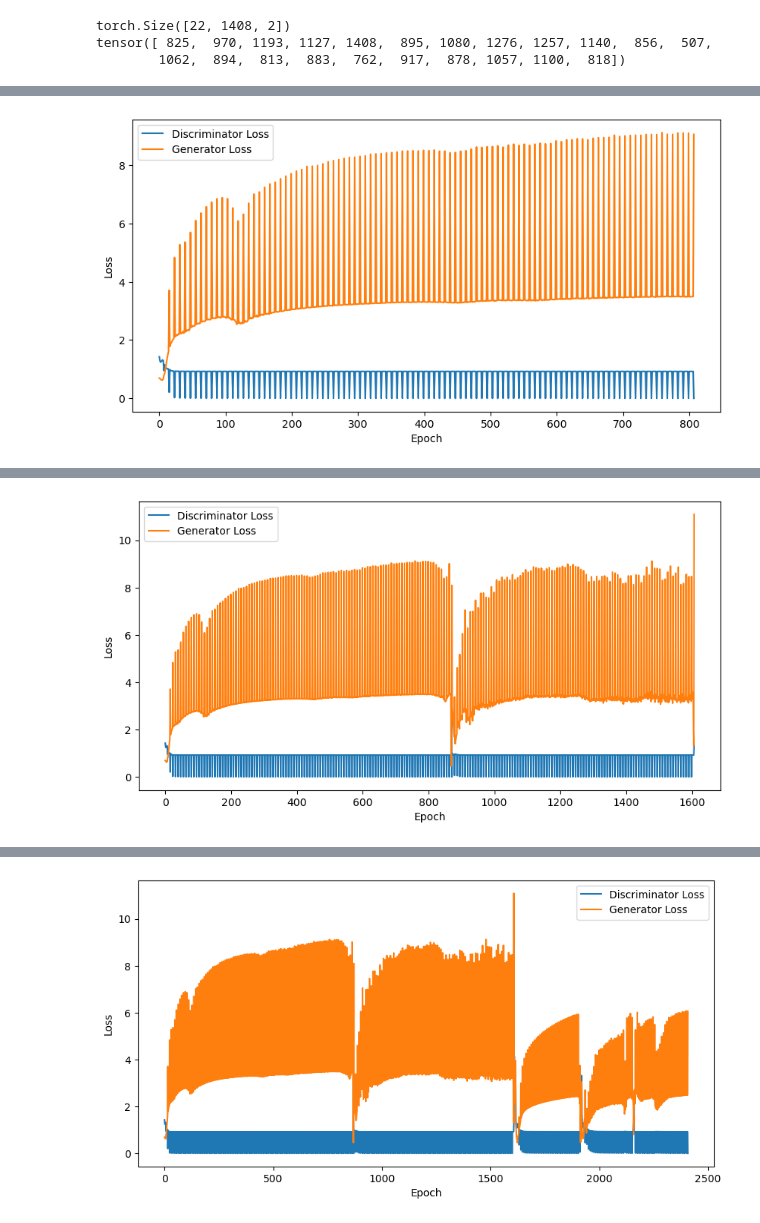
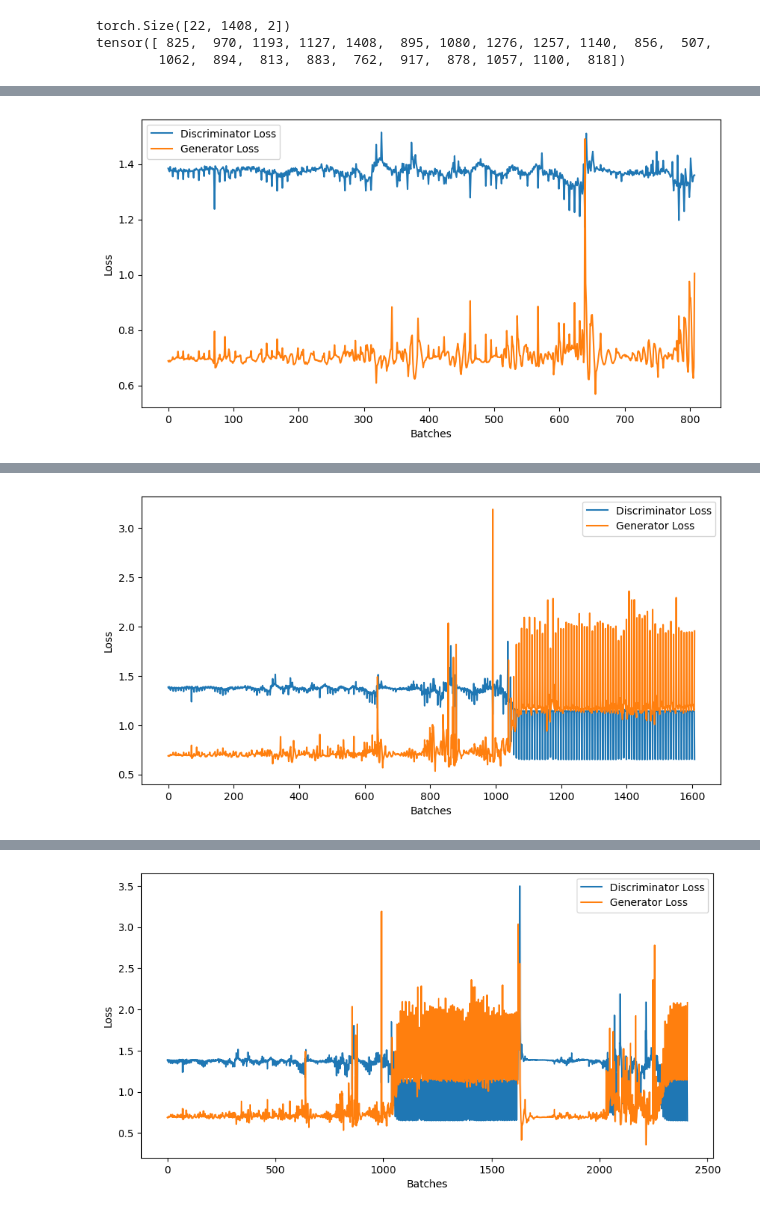
Before and after one commit to MarshallWylder/Kew, a Jupyter notebook: GAN2.ipynb, the cells around one changed output, grey strips where cells are left out. Cells and saved outputs as stored; diff of their text form; code cells hidden in the pictures.

Commit message:
Added label smoothing

```diff
--- a/GAN2.ipynb
+++ b/GAN2.ipynb
@@ -282,13 +282,13 @@ def train_gan(generator, discriminator, criterion, optimizer_G, optimizer_D, pad
     generator.to(device)
     discriminator.to(device)
 
-    real_label = 1
-    fake_label = 0
+    smooth_real_label = 0.9
+    smooth_fake_label = 0.1
     d_losses = []
     g_losses = []
 
     for epoch in range(epochs):
-        for i in range(0, len(padded_data), batch_size):
+        for i in range(0, len(padded_data), batch_size):     #iterate over the data in batches
             real_data = padded_data[i:i + batch_size].to(device)
             real_lengths = lengths[i:i + batch_size].cpu()  # Ensure lengths are kept on the CPU
 
@@ -296,17 +296,19 @@ def train_gan(generator, discriminator, criterion, optimizer_G, optimizer_D, pad
             optimizer_D.zero_grad()
 
             # Real data
-            label = torch.full((real_data.size(0),), real_label, dtype=torch.float32, device=device)
-            output = discriminator(real_data, real_lengths).view(-1)
-            d_loss_real = criterion(output, label)
+            label = torch.full((real_data.size(0),), smooth_real_label, dtype=torch.float32, device=device)
+            real_output = discriminator(real_data, real_lengths).view(-1)
+            d_loss_real = criterion(real_output, label)
+            #d_loss_real = criterion(output, label)
             d_loss_real.backward()
 
             # Fake data
             noise = generate_noise(real_data.size(0), real_data.size(1), real_data.size(2)).to(device)
             fake_data = generator(noise, real_lengths)
-            label.fill_(fake_label)
-            output = discriminator(fake_data.detach(), real_lengths).view(-1)
-            d_loss_fake = criterion(output, label)
+            label.fill_(smooth_fake_label)
+            fake_output = discriminator(fake_data.detach(), real_lengths).view(-1)
+            d_loss_fake = criterion(fake_output, torch.full_like(fake_output, smooth_fake_label))
+            #d_loss_fake = criterion(output, label)
             d_loss_fake.backward()
 
             # Total discriminator loss
@@ -317,7 +319,7 @@ def train_gan(generator, discriminator, criterion, optimizer_G, optimizer_D, pad
 
             # Train Generator
             optimizer_G.zero_grad()
-            label.fill_(real_label)
+            label.fill_(smooth_real_label)
             output = discriminator(fake_data, real_lengths).view(-1)
             g_loss = criterion(output, label)
             g_loss.backward()
@@ -331,7 +333,7 @@ def train_gan(generator, discriminator, criterion, optimizer_G, optimizer_D, pad
             plt.figure(figsize=(10, 5))
             plt.plot(d_losses, label='Discriminator Loss')
             plt.plot(g_losses, label='Generator Loss')
-            plt.xlabel('Epoch')
+            plt.xlabel('Batches')
             plt.ylabel('Loss')
             plt.legend()
             plt.show()
@@ -345 +347 @@ Epoch [100/600]  Loss D: 0.00021165632642805576, Loss G: 9.062678337097168
-[figure, old version]
+[figure, new version]
@@ -347 +349 @@ Epoch [200/600]  Loss D: 1.2992929220199585, Loss G: 11.093029975891113
-[figure, old version]
+[figure, new version]
@@ -349 +351 @@ Epoch [300/600]  Loss D: 0.0034850898664444685, Loss G: 6.062288761138916
-[figure, old version]
+[figure, new version]
```
Also changed, not shown: parts of 1 cell of this notebook.
